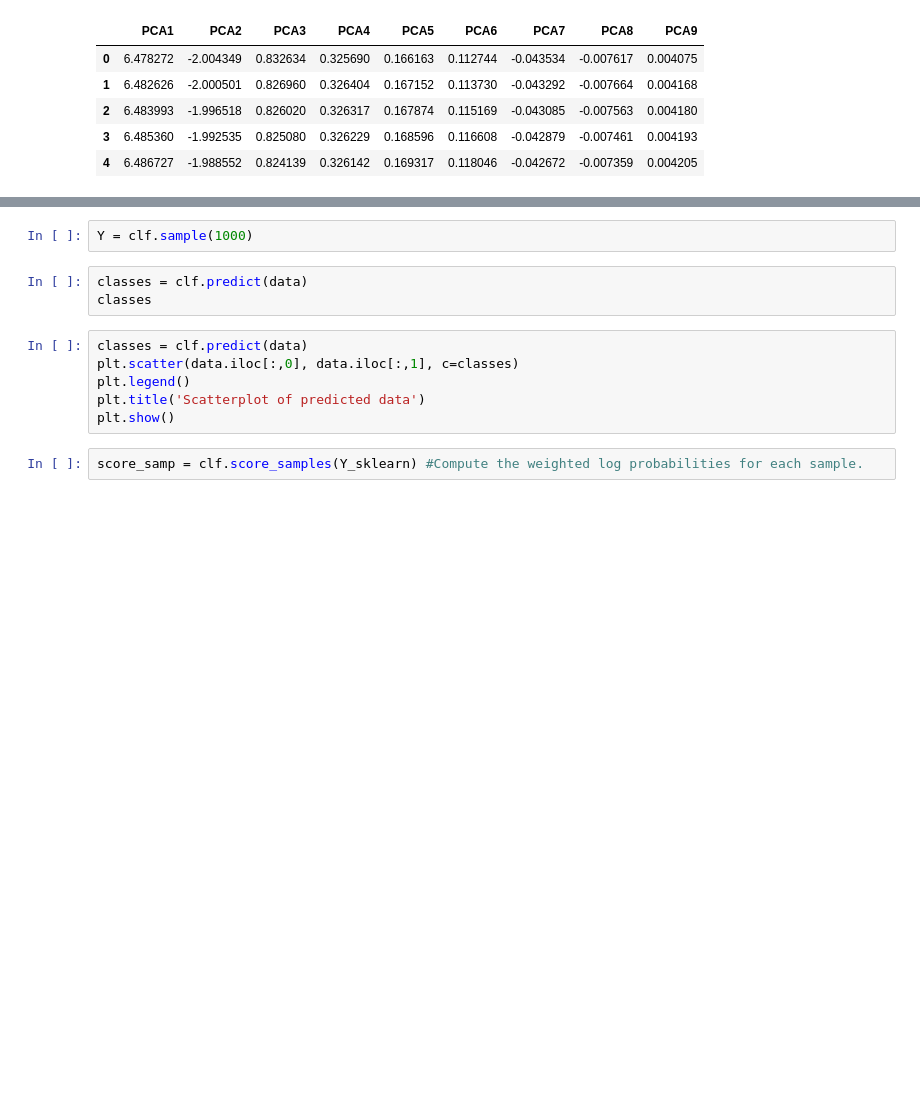
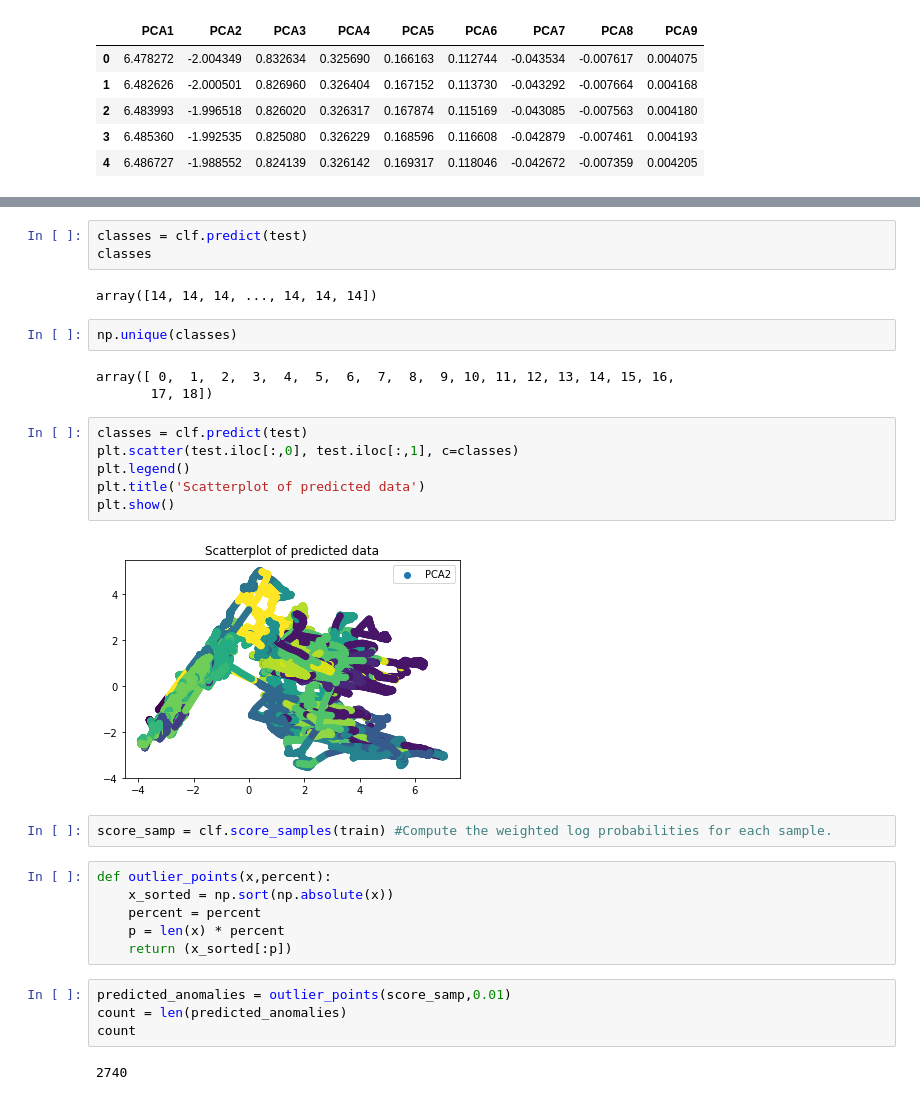
Before and after one commit to arunna09/AnomalyDetection, a Jupyter notebook: Notebooks/GMM_Base_PCA_applied.ipynb, the cells around one changed output, grey strips where cells are left out. Drawn from its saved outputs; the diff is of its cells as text; blank space fills up the shorter version.

Commit message:
GMM outlier_points

```diff
--- a/Notebooks/GMM_Base_PCA_applied.ipynb
+++ b/Notebooks/GMM_Base_PCA_applied.ipynb
@@ -212,15 +187,34 @@ plt.title('Scatter plot of precisions and covariances')
-# %%
-Y = clf.sample(1000)
 # %%
-classes = clf.predict(data)
+classes = clf.predict(test)
 classes
+# %% [output]
+array([14, 14, 14, ..., 14, 14, 14])
+# %%
+np.unique(classes)
+# %% [output]
+array([ 0,  1,  2,  3,  4,  5,  6,  7,  8,  9, 10, 11, 12, 13, 14, 15, 16,
+       17, 18])
 # %%
-classes = clf.predict(data)
-plt.scatter(data.iloc[:,0], data.iloc[:,1], c=classes)
+classes = clf.predict(test)
+plt.scatter(test.iloc[:,0], test.iloc[:,1], c=classes)
 plt.legend()
 plt.title('Scatterplot of predicted data')
 plt.show()
+# %% [output]
+[figure, added]
 # %%
-score_samp = clf.score_samples(Y_sklearn) #Compute the weighted log probabilities for each sample.
+score_samp = clf.score_samples(train) #Compute the weighted log probabilities for each sample.
+# %%
+def outlier_points(x,percent):
+    x_sorted = np.sort(np.absolute(x))
+    percent = percent
+    p = len(x) * percent
+    return (x_sorted[:p])
+# %%
+predicted_anomalies = outlier_points(score_samp,0.01)
+count = len(predicted_anomalies)
+count
+# %% [output]
+2740
 # %%
 score_samp.shape
```
Also changed, not shown: parts of 71 cells of this notebook.
